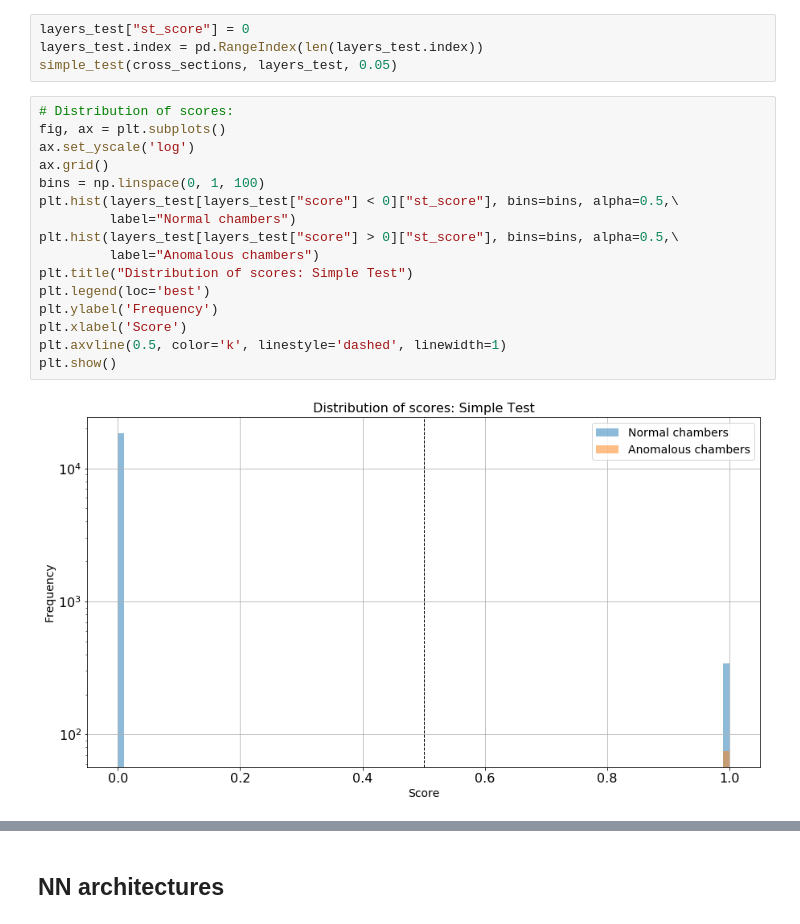
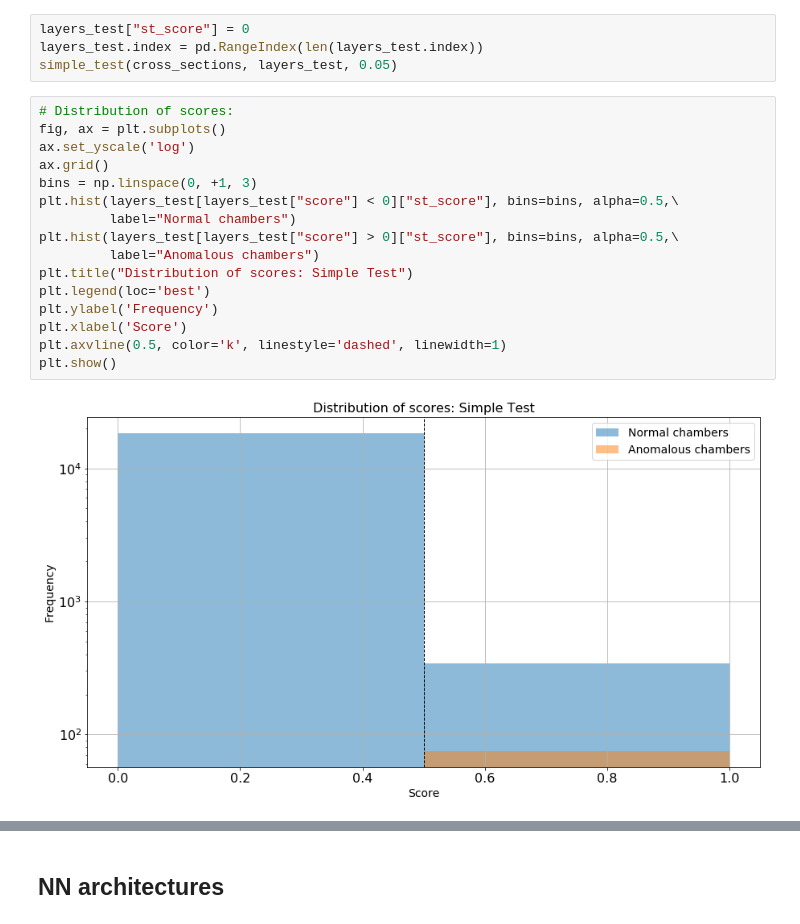
Before and after one commit to bapavlov/L1MTriggerRateMonitoringWithML, a Jupyter notebook: dt_trigger_monitoring_training.ipynb, the cells around one changed output, grey strips where cells are left out. Cells and saved outputs as stored; diff of their text form.

```diff
--- a/dt_trigger_monitoring_training.ipynb
+++ b/dt_trigger_monitoring_training.ipynb
@@ -1159,18 +1159,18 @@ simple_test(cross_sections, layers_test, 0.05)
 # %%
 # Distribution of scores:
 fig, ax = plt.subplots()
 ax.set_yscale('log')
 ax.grid()
-bins = np.linspace(0, 1, 100)
+bins = np.linspace(0, +1, 3)
 plt.hist(layers_test[layers_test["score"] < 0]["st_score"], bins=bins, alpha=0.5,\
          label="Normal chambers")
 plt.hist(layers_test[layers_test["score"] > 0]["st_score"], bins=bins, alpha=0.5,\
          label="Anomalous chambers")
 plt.title("Distribution of scores: Simple Test")
 plt.legend(loc='best')
 plt.ylabel('Frequency')
 plt.xlabel('Score')
 plt.axvline(0.5, color='k', linestyle='dashed', linewidth=1)
 plt.show()
 # %% [output]
-[figure, old version]
+[figure, new version]
```
Also changed, not shown: parts of 18 cells of this notebook.
